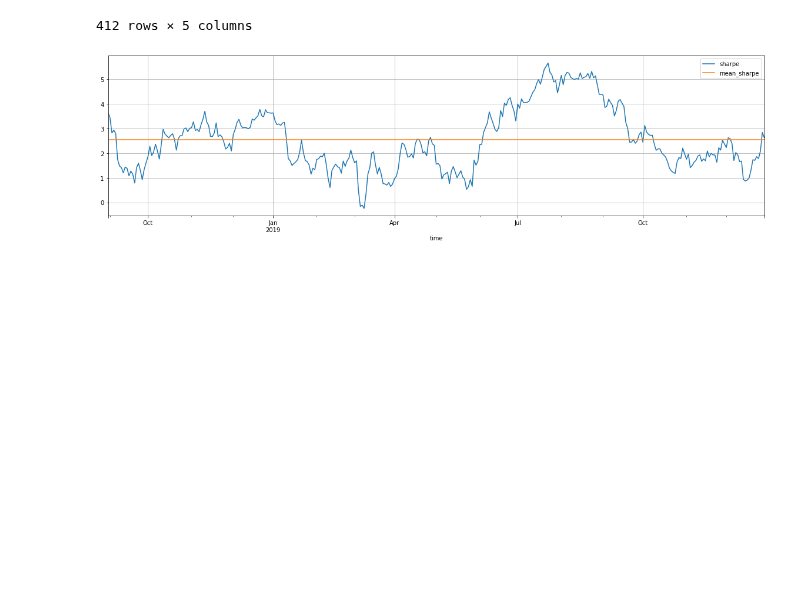
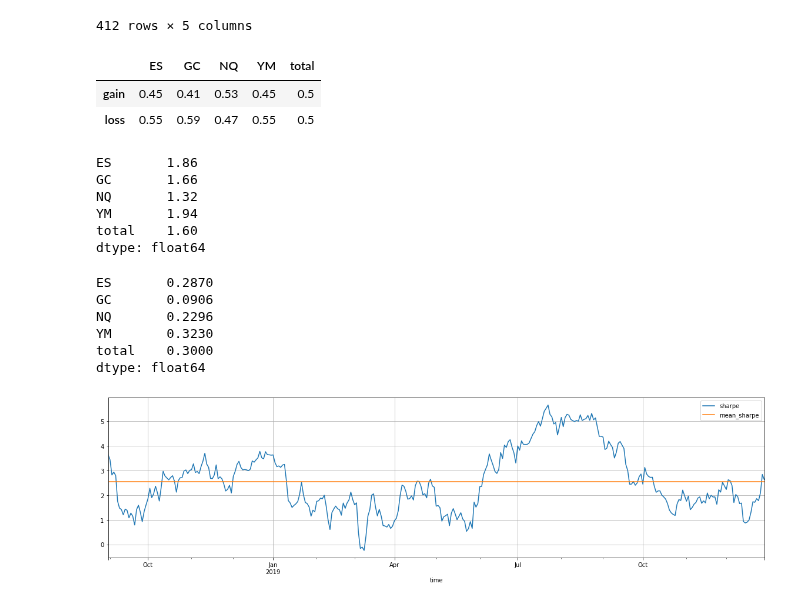
Before and after one commit to t1user/haymaker, a Jupyter notebook: notebooks/41_backtest_analyzer.ipynb, the cells around one changed output. Drawn from its saved outputs; the diff is of its cells as text; code cells hidden in the pictures; blank space fills up the shorter version.

```diff
--- a/notebooks/41_backtest_analyzer.ipynb
+++ b/notebooks/41_backtest_analyzer.ipynb
@@ -369,6 +369,53 @@ daily.sort_values('total', ascending=False)
 | 2019-07-30 | -5916.56 | -6044.34 | -3736.86 | -3862.80 | -19560.56 |
 | 2019-10-09 | -5563.30 | -3862.22 | -10872.72 | 0.00 | -20298.24 |
 412 rows × 5 columns
+# %%
+# gaining vs. losing days in percent
+results_dict = {}
+_daily = daily[daily['total'] != 0]
+for c in _daily.columns:
+    gain = _daily[_daily[c]>0][c].count()
+    loss = _daily[_daily[c]<0][c].count()
+    total = _daily[_daily[c]!=0][c].count()
+    results_dict[c] = {'gain': round(gain/total,2),
+                       'loss': round(loss/total,2),
+                       }
+frequency = pd.DataFrame(results_dict)
+frequency
+# %% [output]
+|  | ES | GC | NQ | YM | total |
+| gain | 0.45 | 0.41 | 0.53 | 0.45 | 0.5 |
+| loss | 0.55 | 0.59 | 0.47 | 0.55 | 0.5 |
+# %%
+# daily gain/loss ratio
+results = {}
+for c in _daily.columns:
+    gain = _daily[_daily[c]>0][c]
+    loss = -_daily[_daily[c]<0][c]
+    results[c] = round(gain.mean()/loss.mean(),2)
+ratios = pd.Series(results)
+ratios
+# %% [output]
+ES       1.86
+GC       1.66
+NQ       1.32
+YM       1.94
+total    1.60
+dtype: float64
+# %%
+# daily EV in stop-loss units
+r = {}
+for i in ratios.iteritems():
+    r[i[0]] = frequency[i[0]].gain * i[1] - frequency[i[0]].loss
+ev = pd.Series(r)
+ev
+# %% [output]
+ES       0.2870
+GC       0.0906
+NQ       0.2296
+YM       0.3230
+total    0.3000
+dtype: float64
 # %%
 plot_rolling_sharpe(returns.total, 3)
 # %% [output]
```
Also changed, not shown: parts of 1 cell of this notebook, 15 other files.
